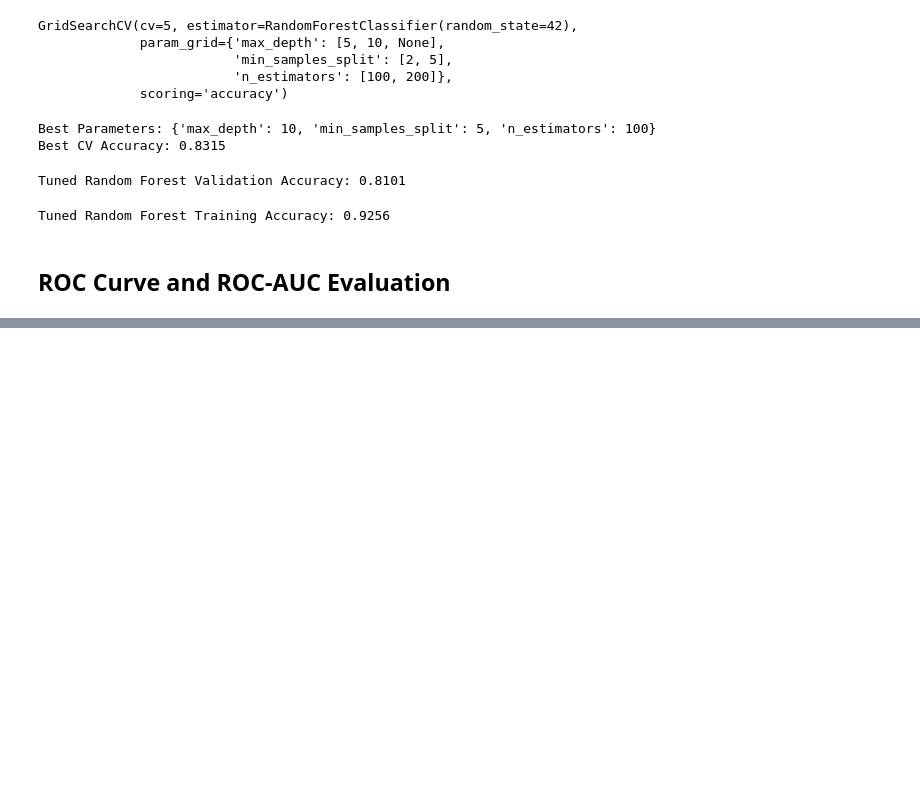
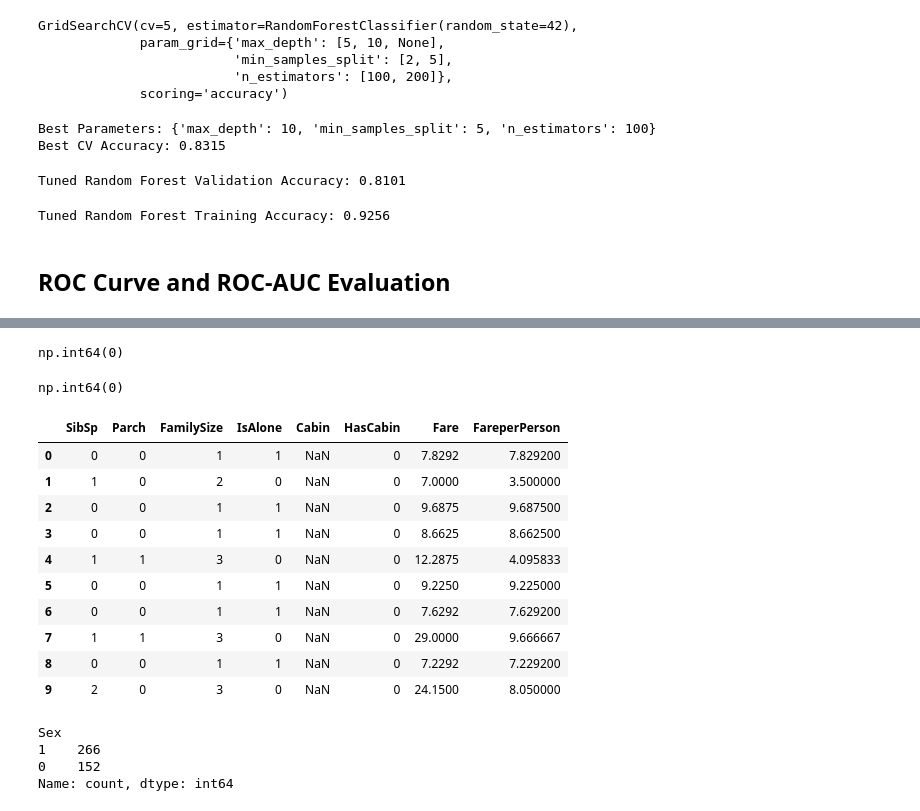
Before and after one commit to alitokgoz7/Titanic-data-science, a Jupyter notebook: notebooks/titanic_analysis.ipynb, the cells around one changed output, grey strips where cells are left out. Cells and saved outputs as stored; diff of their text form; code cells hidden in the pictures; blank space fills up the shorter version.

```diff
--- a/notebooks/titanic_analysis.ipynb
+++ b/notebooks/titanic_analysis.ipynb
@@ -912,0 +998,4 @@ Tuned Random Forest Training Accuracy: 0.9256
+# %%
+test_df["Title"] = test_df["Name"].apply(extract_title)
+
+test_df["Title"].value_counts()
@@ -912,0 +1014,7 @@ Tuned Random Forest Training Accuracy: 0.9256
+# %%
+common_titles = ["Mr", "Miss", "Mrs", "Master"]
+
+test_df["Title"] = test_df["Title"].apply(
+    lambda x: x if x in common_titles else "Rare"
+)
+test_df["Title"].value_counts()
@@ -912,0 +1029,50 @@ Tuned Random Forest Training Accuracy: 0.9256
+# %%
+# Calculate median Age for each Title using the training data
+title_medianages = df.groupby("Title")["Age"].median()
+
+# Fill missing Age values in test data using training medians
+test_df["Age"] = test_df["Age"].fillna(
+    test_df["Title"].map(title_medianages)
+)
+
+# Check
+test_df["Age"].isnull().sum()
+# %% [output]
+np.int64(0)
+# %%
+fare_median = df["Fare"].median()
+test_df["Fare"] = test_df["Fare"].fillna(fare_median)
+test_df["Fare"].isnull().sum()
+# %% [output]
+np.int64(0)
+# %%
+test_df["FamilySize"] = test_df["SibSp"] + test_df["Parch"] + 1
+test_df["IsAlone"] = test_df["FamilySize"].apply(
+    lambda x: 1 if x == 1 else 0
+)
+test_df["HasCabin"] = test_df["Cabin"].notna().astype(int)
+test_df["FareperPerson"] = test_df["Fare"] / test_df["FamilySize"]
+test_df[
+    ["SibSp", "Parch", "FamilySize", "IsAlone",
+     "Cabin", "HasCabin", "Fare", "FareperPerson"]
+].head(10)
+# %% [output]
+|  | SibSp | Parch | FamilySize | IsAlone | Cabin | HasCabin | Fare | FareperPerson |
+| 0 | 0 | 0 | 1 | 1 | NaN | 0 | 7.8292 | 7.829200 |
+| 1 | 1 | 0 | 2 | 0 | NaN | 0 | 7.0000 | 3.500000 |
+| 2 | 0 | 0 | 1 | 1 | NaN | 0 | 9.6875 | 9.687500 |
+| 3 | 0 | 0 | 1 | 1 | NaN | 0 | 8.6625 | 8.662500 |
+| 4 | 1 | 1 | 3 | 0 | NaN | 0 | 12.2875 | 4.095833 |
+| 5 | 0 | 0 | 1 | 1 | NaN | 0 | 9.2250 | 9.225000 |
+| 6 | 0 | 0 | 1 | 1 | NaN | 0 | 7.6292 | 7.629200 |
+| 7 | 1 | 1 | 3 | 0 | NaN | 0 | 29.0000 | 9.666667 |
+| 8 | 0 | 0 | 1 | 1 | NaN | 0 | 7.2292 | 7.229200 |
+| 9 | 2 | 0 | 3 | 0 | NaN | 0 | 24.1500 | 8.050000 |
+# %%
+test_df["Sex"] = test_df["Sex"].apply(map_sex)
+test_df["Sex"].value_counts()
+# %% [output]
+Sex
+1    266
+0    152
+Name: count, dtype: int64
```
Also changed, not shown: parts of 24 cells of this notebook, 7 other files.
